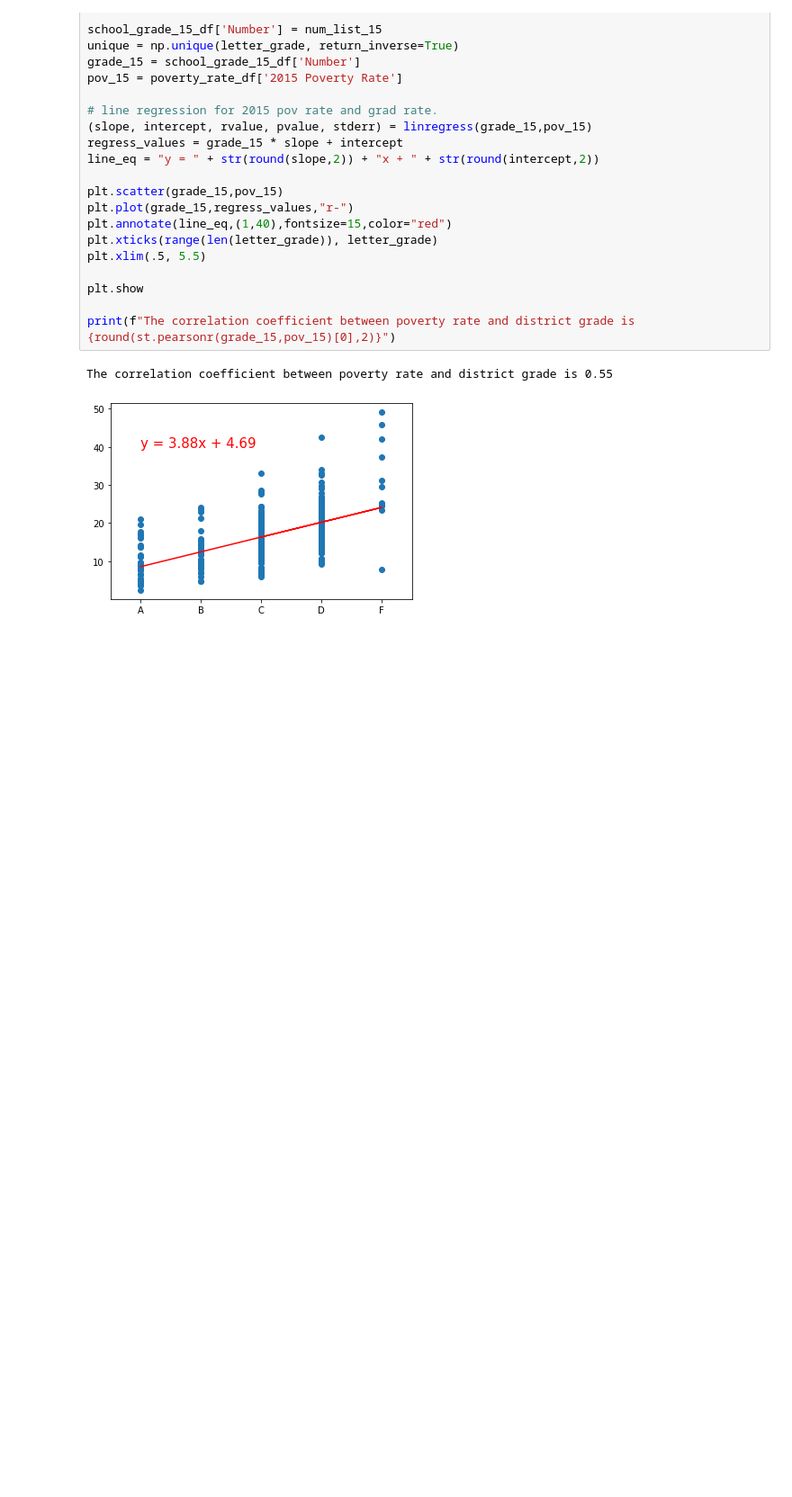
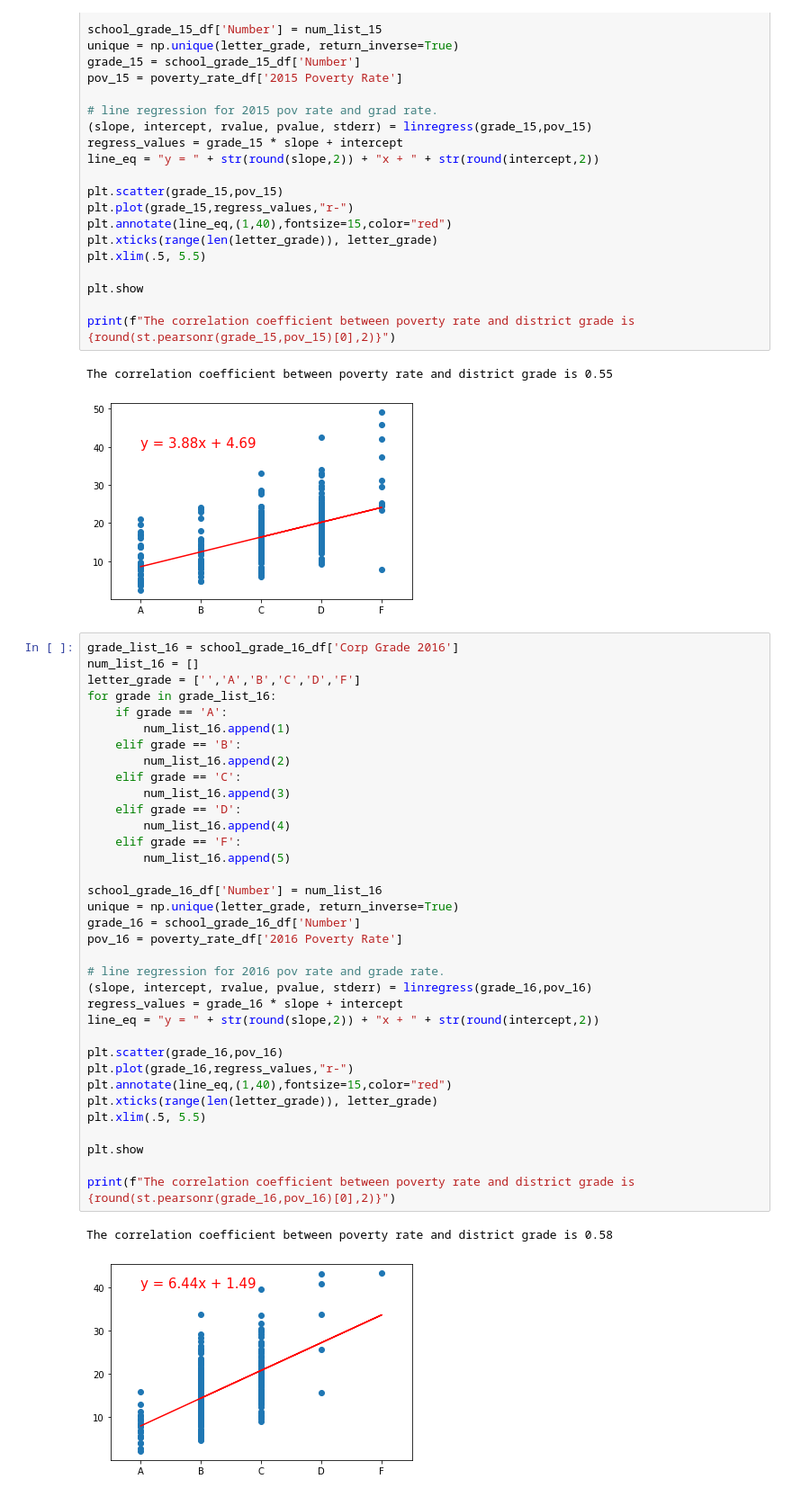
Before and after one commit to averydan/teamEducation, a Jupyter notebook: Poverty_vs_School_Grade.ipynb, the cells around one changed output. Shown: that part at 90% size. Saved outputs shown, nothing was run; the diff lists cells and outputs as text; blank space fills up the shorter version.

```diff
--- a/Poverty_vs_School_Grade.ipynb
+++ b/Poverty_vs_School_Grade.ipynb
@@ -57,3 +57,41 @@ print(f"The correlation coefficient between poverty rate and district grade is {
 # %% [output]
 The correlation coefficient between poverty rate and district grade is 0.55
 [figure]
+# %%
+grade_list_16 = school_grade_16_df['Corp Grade 2016']
+num_list_16 = []
+letter_grade = ['','A','B','C','D','F']
+for grade in grade_list_16:
+    if grade == 'A':
+        num_list_16.append(1)
+    elif grade == 'B':
+        num_list_16.append(2)
+    elif grade == 'C':
+        num_list_16.append(3)
+    elif grade == 'D':
+        num_list_16.append(4)
+    elif grade == 'F':
+        num_list_16.append(5)
+
+school_grade_16_df['Number'] = num_list_16
+unique = np.unique(letter_grade, return_inverse=True)
+grade_16 = school_grade_16_df['Number']
+pov_16 = poverty_rate_df['2016 Poverty Rate']
+
+# line regression for 2016 pov rate and grade rate.
+(slope, intercept, rvalue, pvalue, stderr) = linregress(grade_16,pov_16)
+regress_values = grade_16 * slope + intercept
+line_eq = "y = " + str(round(slope,2)) + "x + " + str(round(intercept,2))
+
+plt.scatter(grade_16,pov_16)
+plt.plot(grade_16,regress_values,"r-")
+plt.annotate(line_eq,(1,40),fontsize=15,color="red")
+plt.xticks(range(len(letter_grade)), letter_grade)
+plt.xlim(.5, 5.5)
+
+plt.show
+
+print(f"The correlation coefficient between poverty rate and district grade is {round(st.pearsonr(grade_16,pov_16)[0],2)}")
+# %% [output]
+The correlation coefficient between poverty rate and district grade is 0.58
+[figure, added]
```
Also changed, not shown: parts of 4 cells of this notebook.
